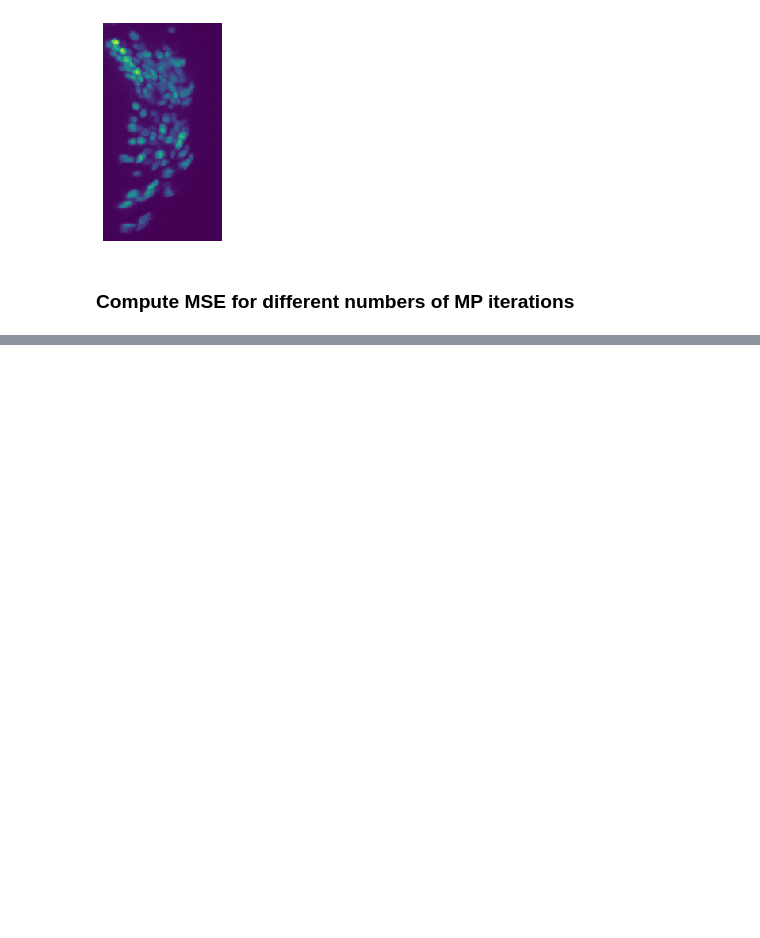
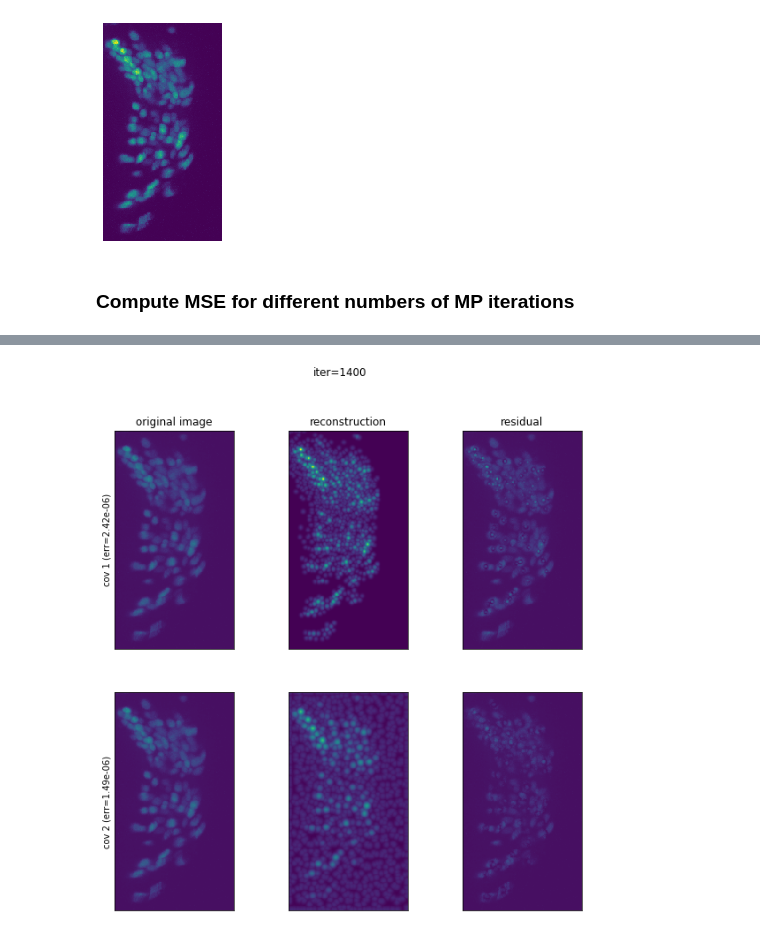
Before and after one commit to evarol/ot_tracking, a Jupyter notebook: python/notebooks/compare_imagerep.ipynb, the cells around one changed output, grey strips where cells are left out. Saved outputs shown, nothing was run; the diff lists cells and outputs as text; code cells hidden in the pictures; blank space fills up the shorter version.

```diff
--- a/python/notebooks/compare_imagerep.ipynb
+++ b/python/notebooks/compare_imagerep.ipynb
@@ -80,0 +201,4 @@ plt.savefig('mp_err.png')
+# %%
+plot_mp_iter(13)
+# %% [output]
+[figure, added]
```
Also changed, not shown: parts of 4 cells of this notebook, 1 other file.
